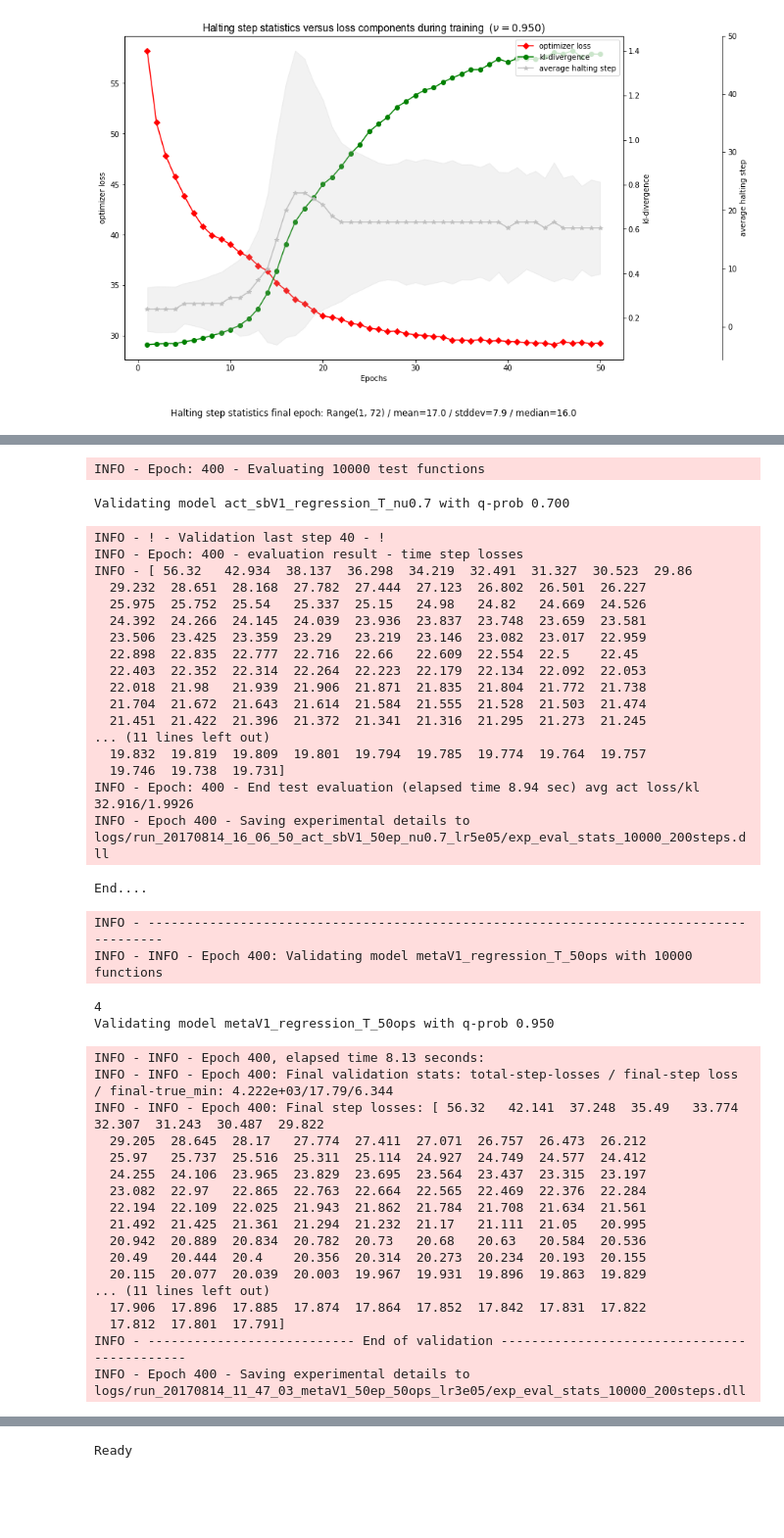
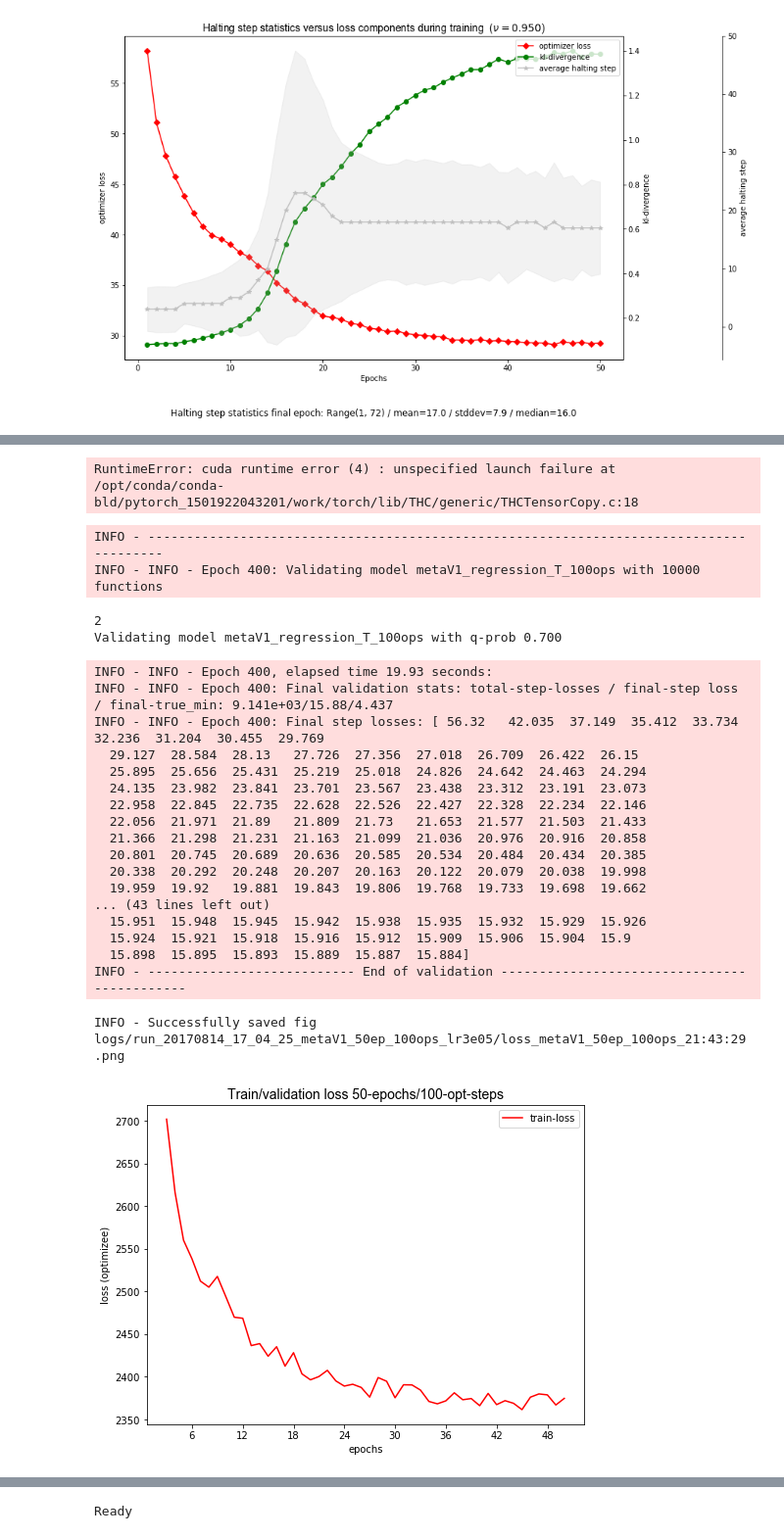
Before and after one commit to toologicbv/meta_learner, a Jupyter notebook: regressionT_results_actsb_1.ipynb, the cells around one changed output, grey strips where cells are left out. Shown at 98% size. Drawn from its saved outputs; the diff is of its cells as text; code cells hidden in the pictures; blank space fills up the shorter version.

```diff
--- a/regressionT_results_actsb_1.ipynb
+++ b/regressionT_results_actsb_1.ipynb
@@ -183,7 +163,7 @@ plot_parm_loss_steps(experiments, num_of_plots=4, do_show=True,
                      do_save=False, loss_type="loss", log_scale=False, max_step=20,
                     fig_name="metaV2_val_loss_during_training")
 # %%
-exp_idx = 4
+exp_idx = 1
 model = models[exp_idx]
 
 max_steps = 200
@@ -200,32 +180,13 @@ new_experiments[exp_idx].eval(epoch_obj, model, functions=test_funcs, save_run=N
 print("End....")
 new_experiments[exp_idx].save("exp_eval_stats_10000_"+str(max_steps) + "steps.dll")
 # %% [output]
-INFO - Epoch: 400 - Evaluating 10000 test functions
+RuntimeError: cuda runtime error (4) : unspecified launch failure at /opt/conda/conda-bld/pytorch_1501922043201/work/torch/lib/THC/generic/THCTensorCopy.c:18
-Validating model act_sbV1_regression_T_nu0.7 with q-prob 0.700
-INFO - ! - Validation last step 40 - !
-INFO - Epoch: 400 - evaluation result - time step losses
-INFO - [ 56.32   42.934  38.137  36.298  34.219  32.491  31.327  30.523  29.86
-  29.232  28.651  28.168  27.782  27.444  27.123  26.802  26.501  26.227
-  25.975  25.752  25.54   25.337  25.15   24.98   24.82   24.669  24.526
-  24.392  24.266  24.145  24.039  23.936  23.837  23.748  23.659  23.581
-  23.506  23.425  23.359  23.29   23.219  23.146  23.082  23.017  22.959
-  22.898  22.835  22.777  22.716  22.66   22.609  22.554  22.5    22.45
-  22.403  22.352  22.314  22.264  22.223  22.179  22.134  22.092  22.053
-  22.018  21.98   21.939  21.906  21.871  21.835  21.804  21.772  21.738
-  21.704  21.672  21.643  21.614  21.584  21.555  21.528  21.503  21.474
-  21.451  21.422  21.396  21.372  21.341  21.316  21.295  21.273  21.245
-... (11 lines left out)
-  19.832  19.819  19.809  19.801  19.794  19.785  19.774  19.764  19.757
-  19.746  19.738  19.731]
-INFO - Epoch: 400 - End test evaluation (elapsed time 8.94 sec) avg act loss/kl 32.916/1.9926
-INFO - Epoch 400 - Saving experimental details to logs/run_20170814_16_06_50_act_sbV1_50ep_nu0.7_lr5e05/exp_eval_stats_10000_200steps.dll
-End....
 # %%
 X = np.vstack(new_experiments[2].val_stats["halt_step_funcs"].values())
 # %%
 print(len(new_experiments))
 exp_idx = 0
-max_steps = 200
+max_steps = 500
 new_experiments[exp_idx].epoch = 400
 new_experiments[exp_idx].config.max_val_opt_steps = max_steps
 new_experiments[exp_idx].config.T = max_steps
@@ -245,29 +206,29 @@ validate_optimizer(model, new_experiments[exp_idx], explogger, val_set=test_func
                    max_steps=max_steps, verbose=False, plot_func=False, show_plot=False, save_plot=False,
                    num_of_plots=5, save_model=False, save_qt_prob_funcs=False,
                    save_run="exp_eval_stats_10000_"+str(max_steps) + "steps")
-new_experiments[exp_idx].save("exp_eval_stats_10000_"+str(max_steps) + "steps.dll")
+# new_experiments[exp_idx].save("exp_eval_stats_10000_"+str(max_steps) + "steps.dll")
 # %% [output]
 INFO - ---------------------------------------------------------------------------------------
-INFO - INFO - Epoch 400: Validating model metaV1_regression_T_50ops with 10000 functions
+INFO - INFO - Epoch 400: Validating model metaV1_regression_T_100ops with 10000 functions
-4
-Validating model metaV1_regression_T_50ops with q-prob 0.950
+2
+Validating model metaV1_regression_T_100ops with q-prob 0.700
-INFO - INFO - Epoch 400, elapsed time 8.13 seconds:
-INFO - INFO - Epoch 400: Final validation stats: total-step-losses / final-step loss / final-true_min: 4.222e+03/17.79/6.344
-INFO - INFO - Epoch 400: Final step losses: [ 56.32   42.141  37.248  35.49   33.774  32.307  31.243  30.487  29.822
-  29.205  28.645  28.17   27.774  27.411  27.071  26.757  26.473  26.212
-  25.97   25.737  25.516  25.311  25.114  24.927  24.749  24.577  24.412
-  24.255  24.106  23.965  23.829  23.695  23.564  23.437  23.315  23.197
-  23.082  22.97   22.865  22.763  22.664  22.565  22.469  22.376  22.284
-  22.194  22.109  22.025  21.943  21.862  21.784  21.708  21.634  21.561
-  21.492  21.425  21.361  21.294  21.232  21.17   21.111  21.05   20.995
-  20.942  20.889  20.834  20.782  20.73   20.68   20.63   20.584  20.536
-  20.49   20.444  20.4    20.356  20.314  20.273  20.234  20.193  20.155
-  20.115  20.077  20.039  20.003  19.967  19.931  19.896  19.863  19.829
-... (11 lines left out)
-  17.906  17.896  17.885  17.874  17.864  17.852  17.842  17.831  17.822
-  17.812  17.801  17.791]
+INFO - INFO - Epoch 400, elapsed time 19.93 seconds:
+INFO - INFO - Epoch 400: Final validation stats: total-step-losses / final-step loss / final-true_min: 9.141e+03/15.88/4.437
+INFO - INFO - Epoch 400: Final step losses: [ 56.32   42.035  37.149  35.412  33.734  32.236  31.204  30.455  29.769
+  29.127  28.584  28.13   27.726  27.356  27.018  26.709  26.422  26.15
+  25.895  25.656  25.431  25.219  25.018  24.826  24.642  24.463  24.294
+  24.135  23.982  23.841  23.701  23.567  23.438  23.312  23.191  23.073
+  22.958  22.845  22.735  22.628  22.526  22.427  22.328  22.234  22.146
+  22.056  21.971  21.89   21.809  21.73   21.653  21.577  21.503  21.433
+  21.366  21.298  21.231  21.163  21.099  21.036  20.976  20.916  20.858
+  20.801  20.745  20.689  20.636  20.585  20.534  20.484  20.434  20.385
+  20.338  20.292  20.248  20.207  20.163  20.122  20.079  20.038  19.998
+  19.959  19.92   19.881  19.843  19.806  19.768  19.733  19.698  19.662
+... (43 lines left out)
+  15.951  15.948  15.945  15.942  15.938  15.935  15.932  15.929  15.926
+  15.924  15.921  15.918  15.916  15.912  15.909  15.906  15.904  15.9
+  15.898  15.895  15.893  15.889  15.887  15.884]
 INFO - --------------------------- End of validation --------------------------------------------
-INFO - Epoch 400 - Saving experimental details to logs/run_20170814_11_47_03_metaV1_50ep_50ops_lr3e05/exp_eval_stats_10000_200steps.dll
 # %%
 plot_qt_probs(new_experiments[2], data_set="val", save=True, show=True,
               plot_prior=False, height=20, width=20, add_info=True)
@@ -293,0 +253,5 @@ plot_qt_mode_hist(new_experiments[1], do_save=False, do_show=True, add_info=True
+# %%
+loss_plot(experiments[0], show=True, save=True, validation=False, only_val=False)
+# %% [output]
+INFO - Successfully saved fig logs/run_20170814_17_04_25_metaV1_50ep_100ops_lr3e05/loss_metaV1_50ep_100ops_21:43:29.png
+[figure, added]
```
Also changed, not shown: parts of 5 cells of this notebook, 5 other files.
